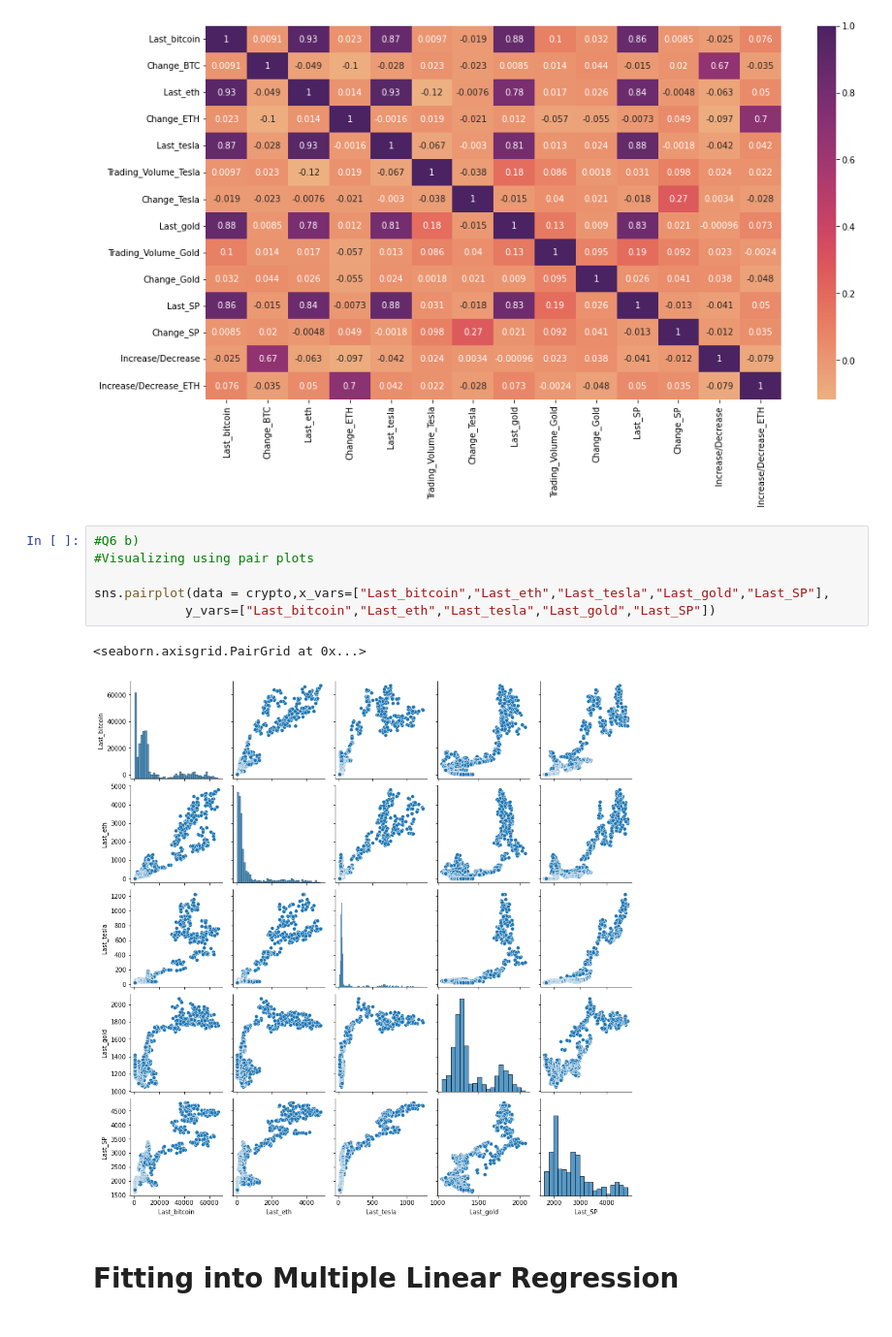
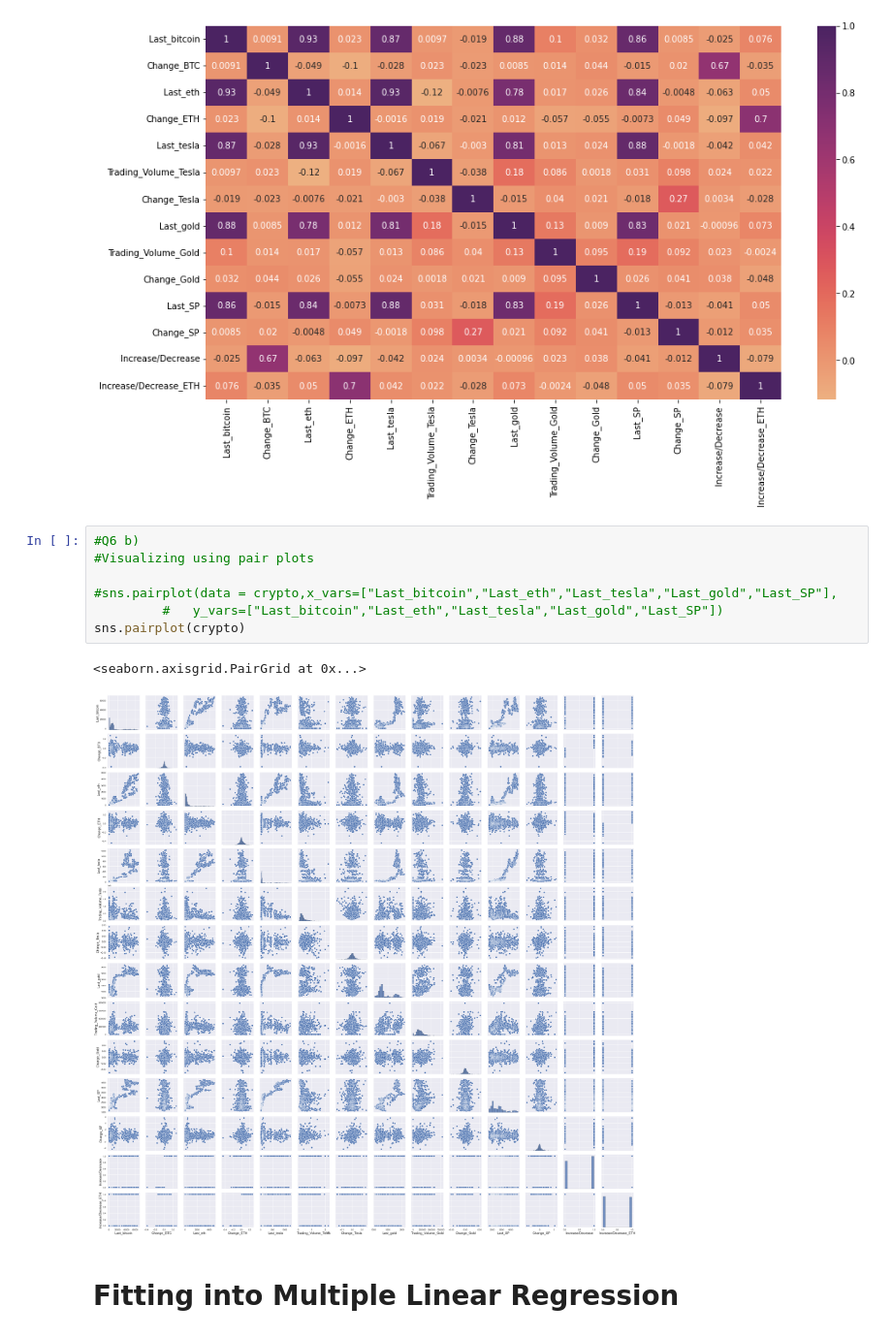
Before and after one commit to RojaReddy329/MachineLearningProject, a Jupyter notebook: ProjectNotebook.ipynb, the cells around one changed output. Shown at 97% size. Drawn from its saved outputs; the diff is of its cells as text.

```diff
--- a/ProjectNotebook.ipynb
+++ b/ProjectNotebook.ipynb
@@ -195,12 +209,13 @@ hm = sns.heatmap(data = corr, annot = True, cmap = sns.color_palette("flare", as
 # %%
 #Q6 b)
 #Visualizing using pair plots
 
-sns.pairplot(data = crypto,x_vars=["Last_bitcoin","Last_eth","Last_tesla","Last_gold","Last_SP"],
-            y_vars=["Last_bitcoin","Last_eth","Last_tesla","Last_gold","Last_SP"])
+#sns.pairplot(data = crypto,x_vars=["Last_bitcoin","Last_eth","Last_tesla","Last_gold","Last_SP"],
+         #   y_vars=["Last_bitcoin","Last_eth","Last_tesla","Last_gold","Last_SP"])
+sns.pairplot(crypto)
 # %% [output]
 <seaborn.axisgrid.PairGrid at 0x...>
-[figure, old version]
+[figure, new version]
 # %% [markdown]
 # Fitting into Multiple Linear Regression
 # %% [markdown]
```
Also changed, not shown: parts of 11 cells of this notebook, 10 other files.
